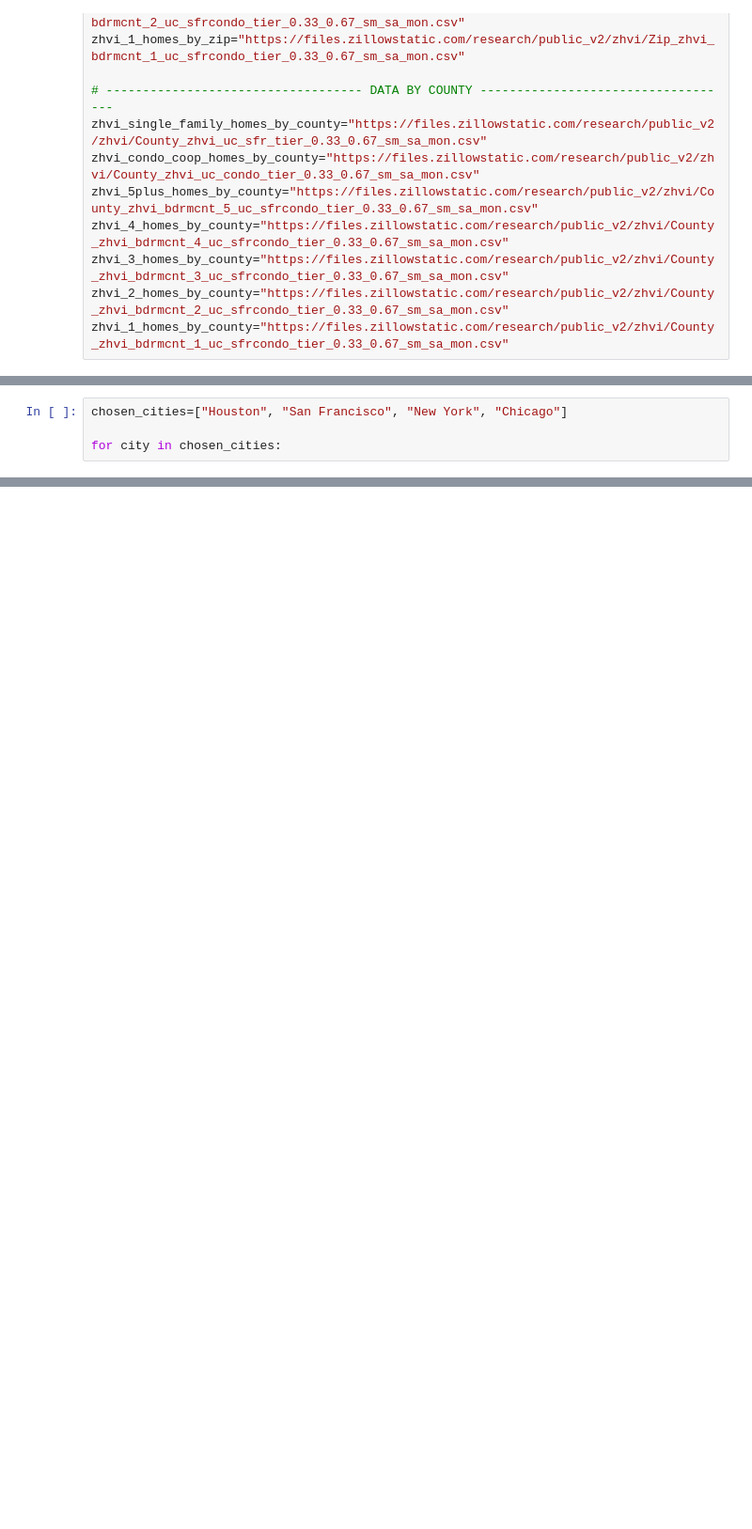
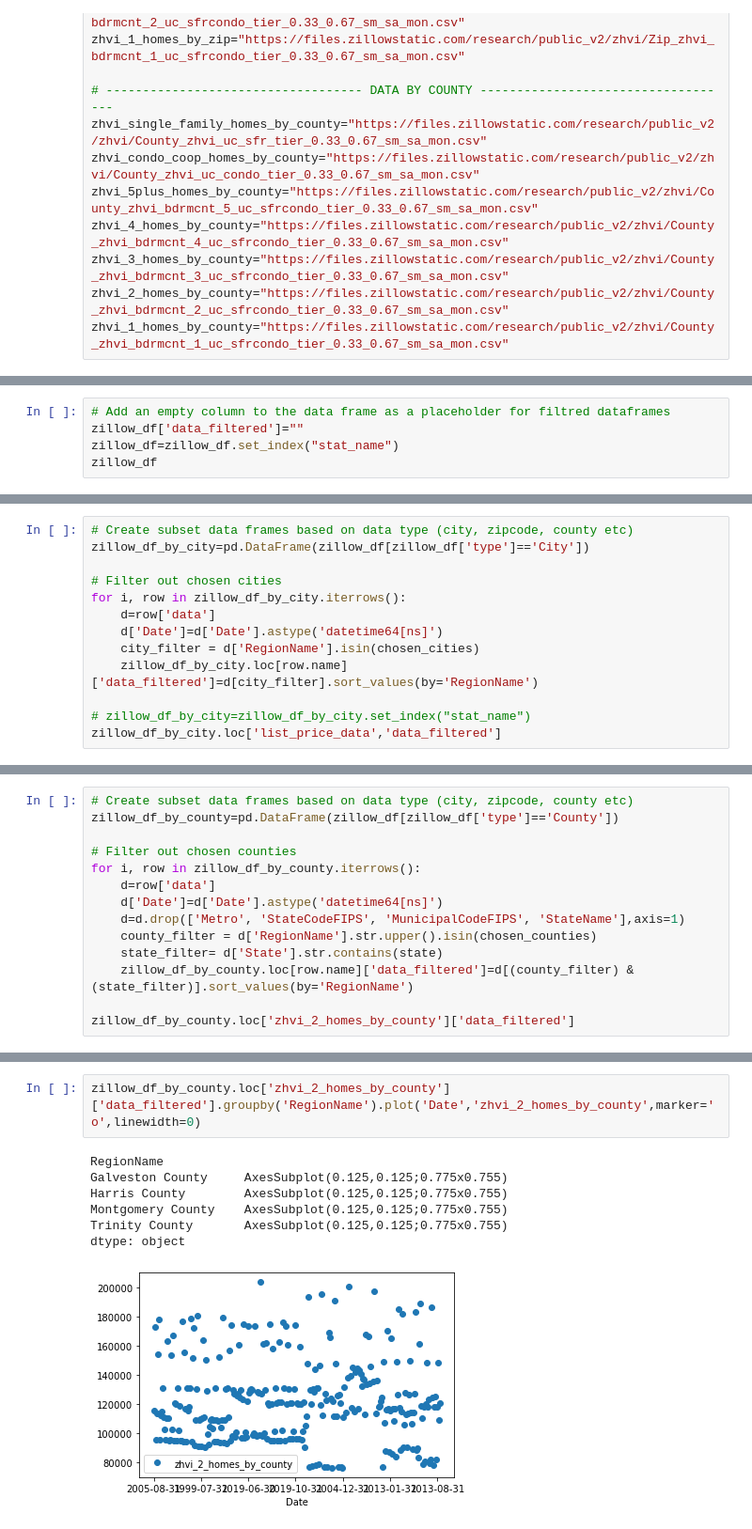
Before and after one commit to i-am-phoenix/Demo, a Jupyter notebook: zillow_data_cleaning_functions.ipynb, the cells around one changed output, grey strips where cells are left out. Shown at 94% size. Cells and saved outputs as stored; diff of their text form; blank space fills up the shorter version.

```diff
--- a/zillow_data_cleaning_functions.ipynb
+++ b/zillow_data_cleaning_functions.ipynb
@@ -231,4 +200,5 @@ zillow_df
-# %%
-chosen_cities=["Houston", "San Francisco", "New York", "Chicago"]
-
-for city in chosen_cities:
+# %%
+# Add an empty column to the data frame as a placeholder for filtred dataframes
+zillow_df['data_filtered']=""
+zillow_df=zillow_df.set_index("stat_name")
+zillow_df
@@ -234,0 +224,13 @@ for city in chosen_cities:
+# %%
+# Create subset data frames based on data type (city, zipcode, county etc)
+zillow_df_by_city=pd.DataFrame(zillow_df[zillow_df['type']=='City'])
+
+# Filter out chosen cities
+for i, row in zillow_df_by_city.iterrows():
+    d=row['data']
+    d['Date']=d['Date'].astype('datetime64[ns]')
+    city_filter = d['RegionName'].isin(chosen_cities)
+    zillow_df_by_city.loc[row.name]['data_filtered']=d[city_filter].sort_values(by='RegionName')
+
+# zillow_df_by_city=zillow_df_by_city.set_index("stat_name")
+zillow_df_by_city.loc['list_price_data','data_filtered']
@@ -234,0 +251,14 @@ for city in chosen_cities:
+# %%
+# Create subset data frames based on data type (city, zipcode, county etc)
+zillow_df_by_county=pd.DataFrame(zillow_df[zillow_df['type']=='County'])
+
+# Filter out chosen counties
+for i, row in zillow_df_by_county.iterrows():
+    d=row['data']
+    d['Date']=d['Date'].astype('datetime64[ns]')
+    d=d.drop(['Metro', 'StateCodeFIPS', 'MunicipalCodeFIPS', 'StateName'],axis=1)
+    county_filter = d['RegionName'].str.upper().isin(chosen_counties)
+    state_filter= d['State'].str.contains(state)
+    zillow_df_by_county.loc[row.name]['data_filtered']=d[(county_filter) & (state_filter)].sort_values(by='RegionName')
+
+zillow_df_by_county.loc['zhvi_2_homes_by_county']['data_filtered']
@@ -234,0 +291,10 @@ for city in chosen_cities:
+# %%
+zillow_df_by_county.loc['zhvi_2_homes_by_county']['data_filtered'].groupby('RegionName').plot('Date','zhvi_2_homes_by_county',marker='o',linewidth=0)
+# %% [output]
+RegionName
+Galveston County     AxesSubplot(0.125,0.125;0.775x0.755)
+Harris County        AxesSubplot(0.125,0.125;0.775x0.755)
+Montgomery County    AxesSubplot(0.125,0.125;0.775x0.755)
+Trinity County       AxesSubplot(0.125,0.125;0.775x0.755)
+dtype: object
+[figure, added]
```
Also changed, not shown: parts of 12 cells of this notebook.
